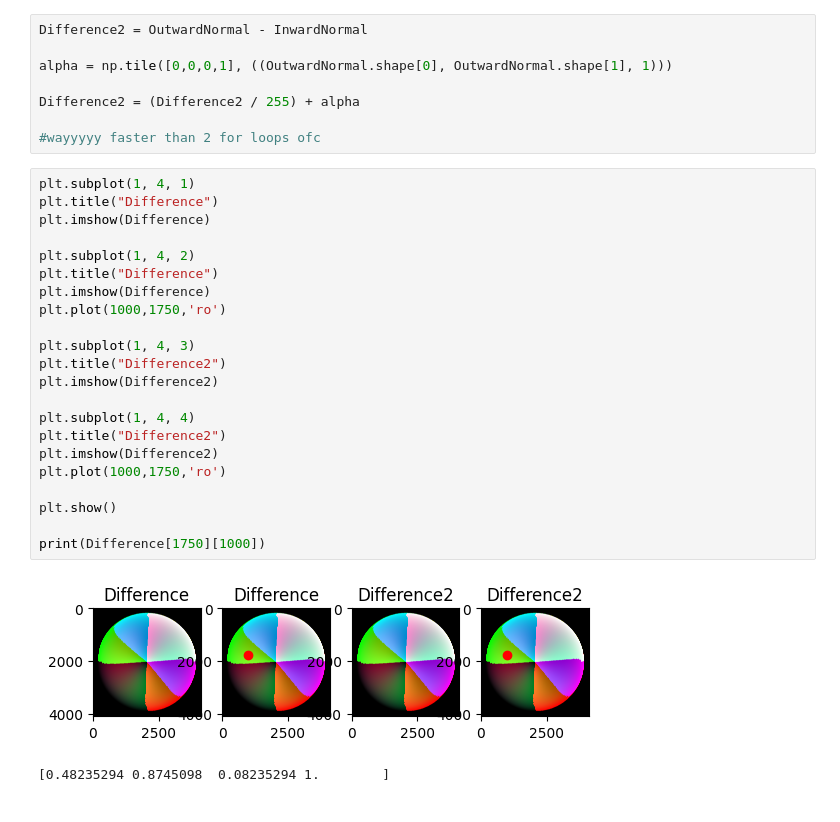
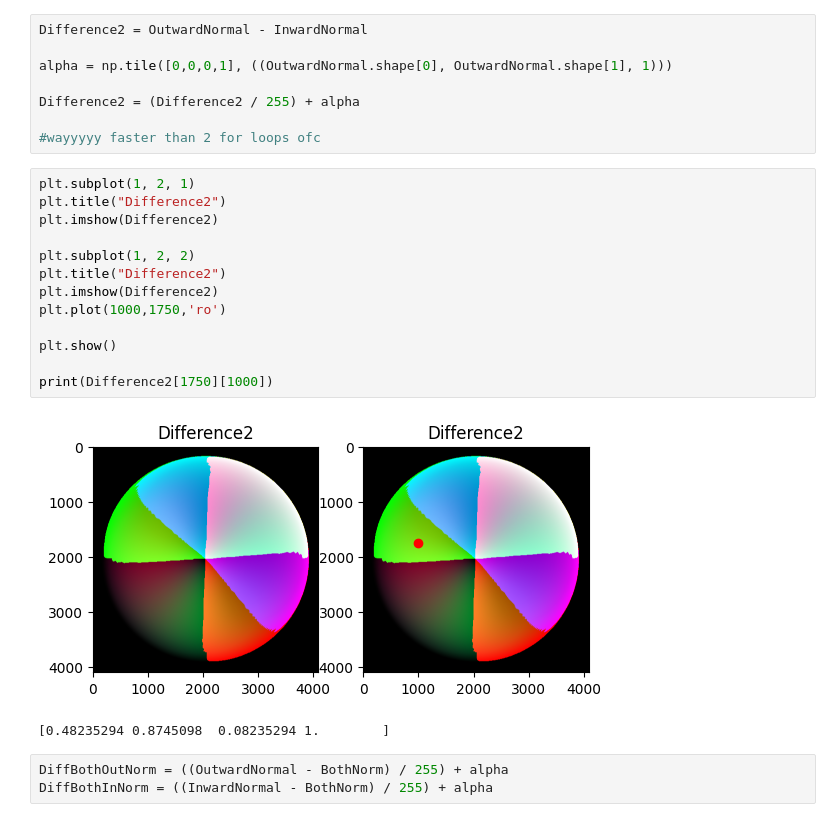
Before and after one commit to malamutes/CS231A, a Jupyter notebook: NormalBlender/Normals.ipynb, the cells around one changed output. Saved outputs shown, nothing was run; the diff lists cells and outputs as text.

Commit message:
Norm1

```diff
--- a/NormalBlender/Normals.ipynb
+++ b/NormalBlender/Normals.ipynb
@@ -37,27 +39,21 @@ Difference2 = (Difference2 / 255) + alpha
 
 #wayyyyy faster than 2 for loops ofc
 # %%
-plt.subplot(1, 4, 1)
-plt.title("Difference")
-plt.imshow(Difference)
-
-plt.subplot(1, 4, 2)
-plt.title("Difference")
-plt.imshow(Difference)
-plt.plot(1000,1750,'ro')
-
-plt.subplot(1, 4, 3)
+plt.subplot(1, 2, 1)
 plt.title("Difference2")
 plt.imshow(Difference2)
 
-plt.subplot(1, 4, 4)
+plt.subplot(1, 2, 2)
 plt.title("Difference2")
 plt.imshow(Difference2)
 plt.plot(1000,1750,'ro')
 
 plt.show()
 
-print(Difference[1750][1000])
+print(Difference2[1750][1000])
 # %% [output]
-[figure, old version]
+[figure, new version]
 [0.48235294 0.8745098  0.08235294 1.        ]
+# %%
+DiffBothOutNorm = ((OutwardNormal - BothNorm) / 255) + alpha
+DiffBothInNorm = ((InwardNormal - BothNorm) / 255) + alpha
```
Also changed, not shown: parts of 2 cells of this notebook, 4 other files.
